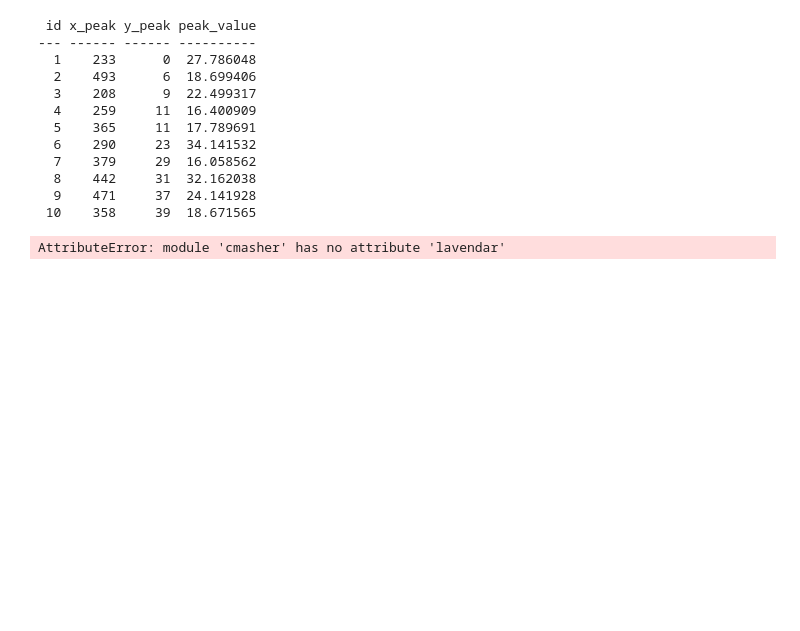
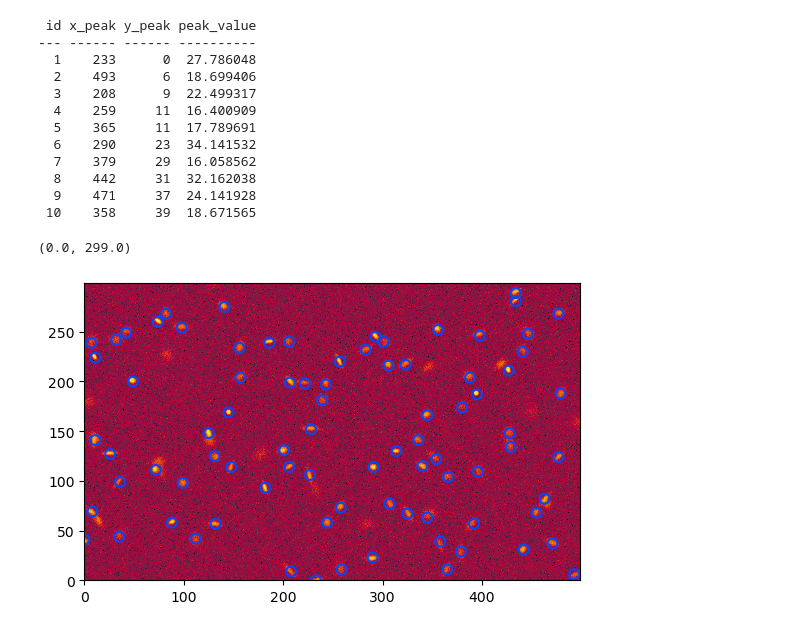
Before and after one commit to devkhullar/Tutorials, a Jupyter notebook: Photutils.ipynb, the cells around one changed output. Cells and saved outputs as stored; diff of their text form; code cells hidden in the pictures; blank space fills up the shorter version.

Commit message:
Fix cmap error.

```diff
--- a/Photutils.ipynb
+++ b/Photutils.ipynb
@@ -134,13 +136,14 @@ print(tbl[:10])
 # %%
 # plot location of the detected peaks in the image
 positions = np.transpose((tbl['x_peak'], tbl['y_peak']))
 apertures = CircularAperture(positions, r=5.0)
 norm = simple_norm(data, 'sqrt', percent=99.9)
-cmap = cms.lavendar
+cmap = cms.ember
 plt.imshow(data, cmap=cmap, origin='lower', norm=norm,
           interpolation='nearest')
 apertures.plot(color='#0547f9', lw=1.5)
 plt.xlim(0, data.shape[1] - 1)
 plt.ylim(0, data.shape[0] - 1)
 # %% [output]
-AttributeError: module 'cmasher' has no attribute 'lavendar'
+(0.0, 299.0)
+[figure, added]
```
Also changed, not shown: parts of 1 cell of this notebook.
